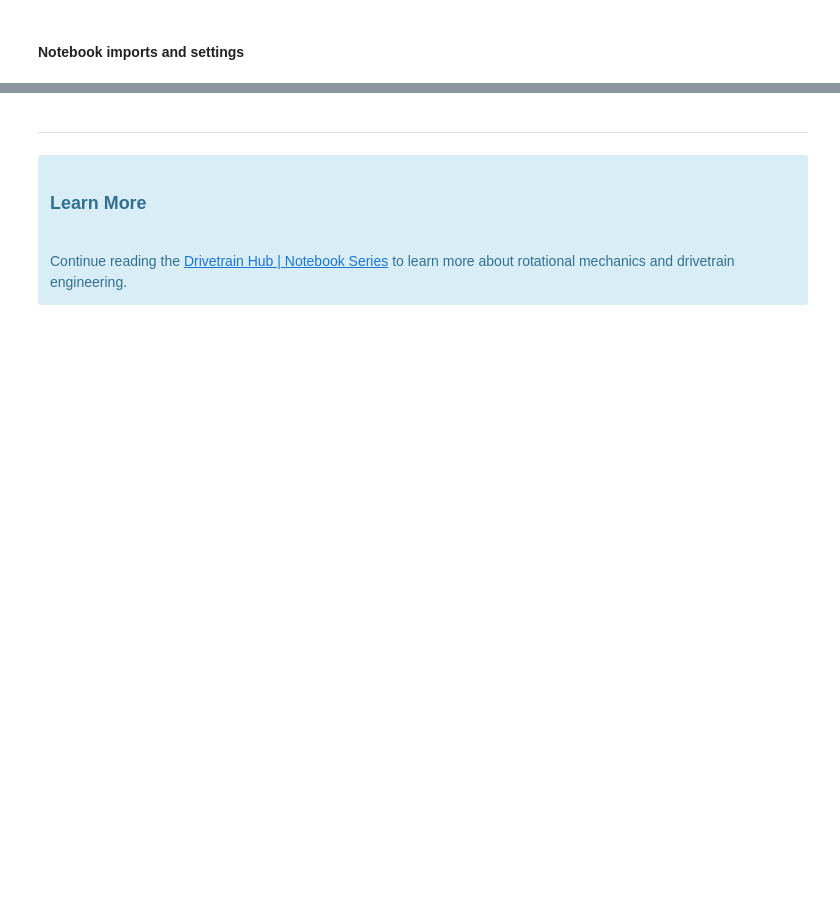
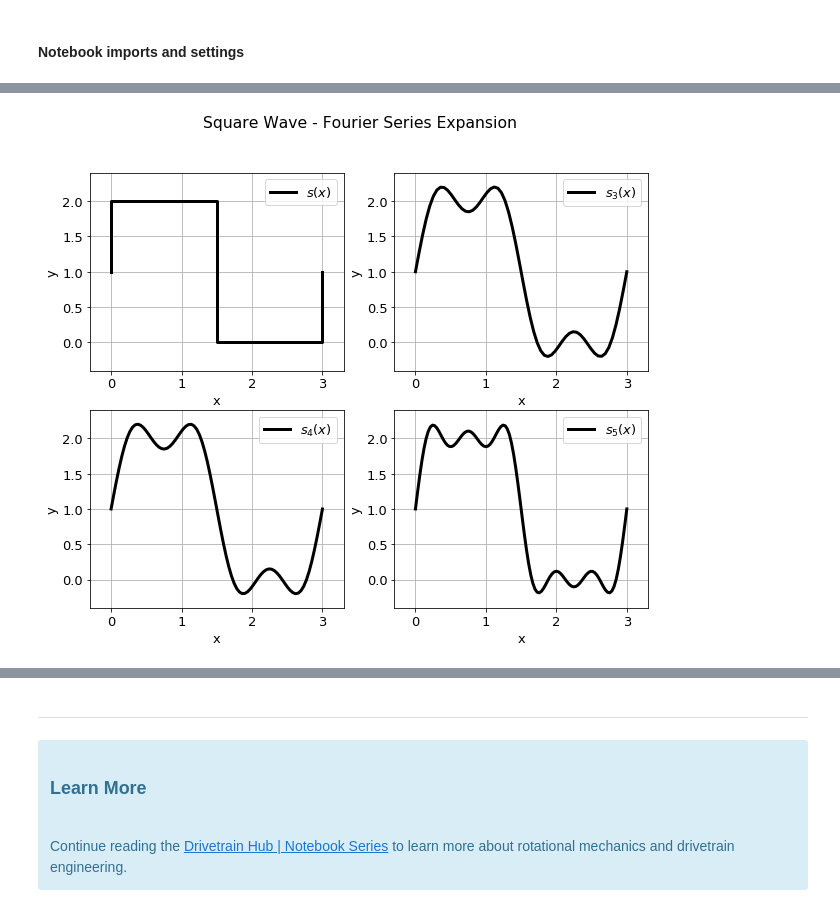
Before and after one commit to drivetrainhub/notebooks-fundamentals, a Jupyter notebook: rotational_mechanics/Chapter 1 - Math Primer.ipynb, the cells around one changed output, grey strips where cells are left out. Saved outputs shown, nothing was run; the diff lists cells and outputs as text; code cells hidden in the pictures; blank space fills up the shorter version.

Commit message:
Adds completed version of rotational_mechanics / Math Primer, including dependencies, images, and converted HTML notebook.

```diff
--- a/rotational_mechanics/Chapter 1 - Math Primer.ipynb
+++ b/rotational_mechanics/Chapter 1 - Math Primer.ipynb
@@ -25,21 +31,17 @@
 # %% [markdown]
 #### Notebook imports and settings
 # %%
-# FIXME determine which of these imports is actually needed, if any
-# %matplotlib inline
-# import matplotlib.pyplot as plt
-# from mpl_toolkits.mplot3d import Axes3D
-# from math import pi, radians, degrees, isclose
-# import numpy as np
-# import pandas as pd
-# from IPython.display import display, HTML
+%matplotlib inline
+import matplotlib.pyplot as plt
+from math import pi, cos, sin, acos, degrees, isclose
+import numpy as np
+import pandas as pd
 
 # notebook modules
 import math_primer as mp
 
 # settings
-FIGSIZE = (6, 6)  # size of plots
-plt.rcParams.update({'font.size': 12})  # set default font size
+plt.rcParams.update({'font.size': 13})  # set default font size
 # %%
 # DEVELOPMENT USE: %autoreload 1
 # PRODUCTION USE: %autoreload 0
@@ -267,0 +568,44 @@ TODO
+# %%
+# INPUTS
+# ------
+amplitude = 2
+period = 3
+duty_cycle = 0.5
+n_harmonics1 = 3
+n_harmonics2 = 4
+n_harmonics3 = 5
+
+# OUTPUTS
+# -------
+harmonics = [n_harmonics1, n_harmonics2, n_harmonics3]
+
+# create figure and axes
+fig = plt.figure(figsize=[10, 8])
+
+for i, n in enumerate([0] + harmonics) :
+    ax = fig.add_subplot(2, 2, i+1)
+
+    if i == 0:
+        # plot nominal square wave
+        x = [0, 0, duty_cycle * period, duty_cycle * period, period, period]
+        y = [amplitude / 2] + [amplitude] * 2 + [0] * 2 + [amplitude / 2]
+        ax.plot(x, y, 'k', linewidth=3, label='$s(x)$')
+    else:
+        # plot Fourier series
+        x, y = mp.fourier_series_square_wave(amplitude, period, duty_cycle, n)
+        ax.plot(x, y, 'k', linewidth=3, label=f'$s_{{{n}}}(x)$')
+
+    # format plot
+    dx = 0.1 * period
+    dy = 0.2 * amplitude
+    plt.xlim([-dx, period + dx])
+    plt.ylim([-dy, amplitude + dy])
+    plt.xlabel('x')
+    plt.ylabel('y')
+    plt.grid()
+    plt.legend()
+    plt.suptitle('Square Wave - Fourier Series Expansion')
+
+plt.show()
+# %% [output]
+[figure, added]
```
Also changed, not shown: parts of 55 cells of this notebook, 28 other files.
